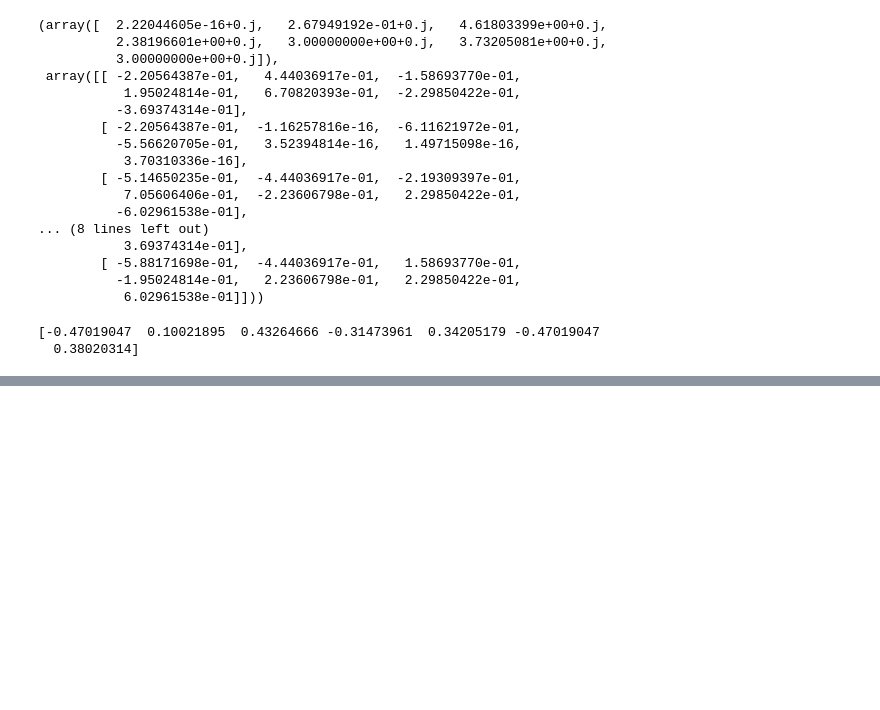
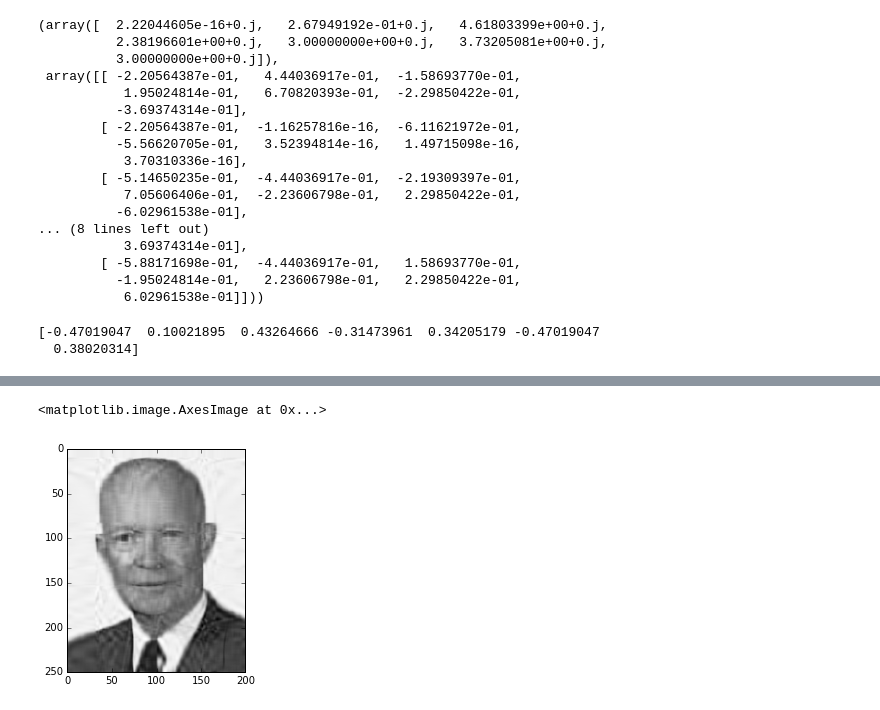
Before and after one commit to hillbs/Differential-Equations-and-Linear-Algebra, a Jupyter notebook: D003x.2 Linear Algebra.ipynb, the cells around one changed output, grey strips where cells are left out. Saved outputs shown, nothing was run; the diff lists cells and outputs as text; code cells hidden in the pictures; blank space fills up the shorter version.

```diff
--- a/D003x.2 Linear Algebra.ipynb
+++ b/D003x.2 Linear Algebra.ipynb
@@ -286,0 +335,10 @@ print F
+# %%
+U2,Sig2,V2 = svd(Ike)
+Sig2 = linalg.diagsvd(Sig2, shape(Ike)[0],shape(Ike)[1])
+k = 20
+Compressed_Ike  = np.dot(U2[:,:k],np.dot(Sig2[:k,:k],V2[:k,:]))
+plt.imsave('Compressed Ike.png',Compressed_Ike,cmap = cm.Greys_r)
+plt.imshow(Compressed_Ike,cmap = cm.Greys_r)
+# %% [output]
+<matplotlib.image.AxesImage at 0x...>
+[figure, added]
```
Also changed, not shown: parts of 25 cells of this notebook.
